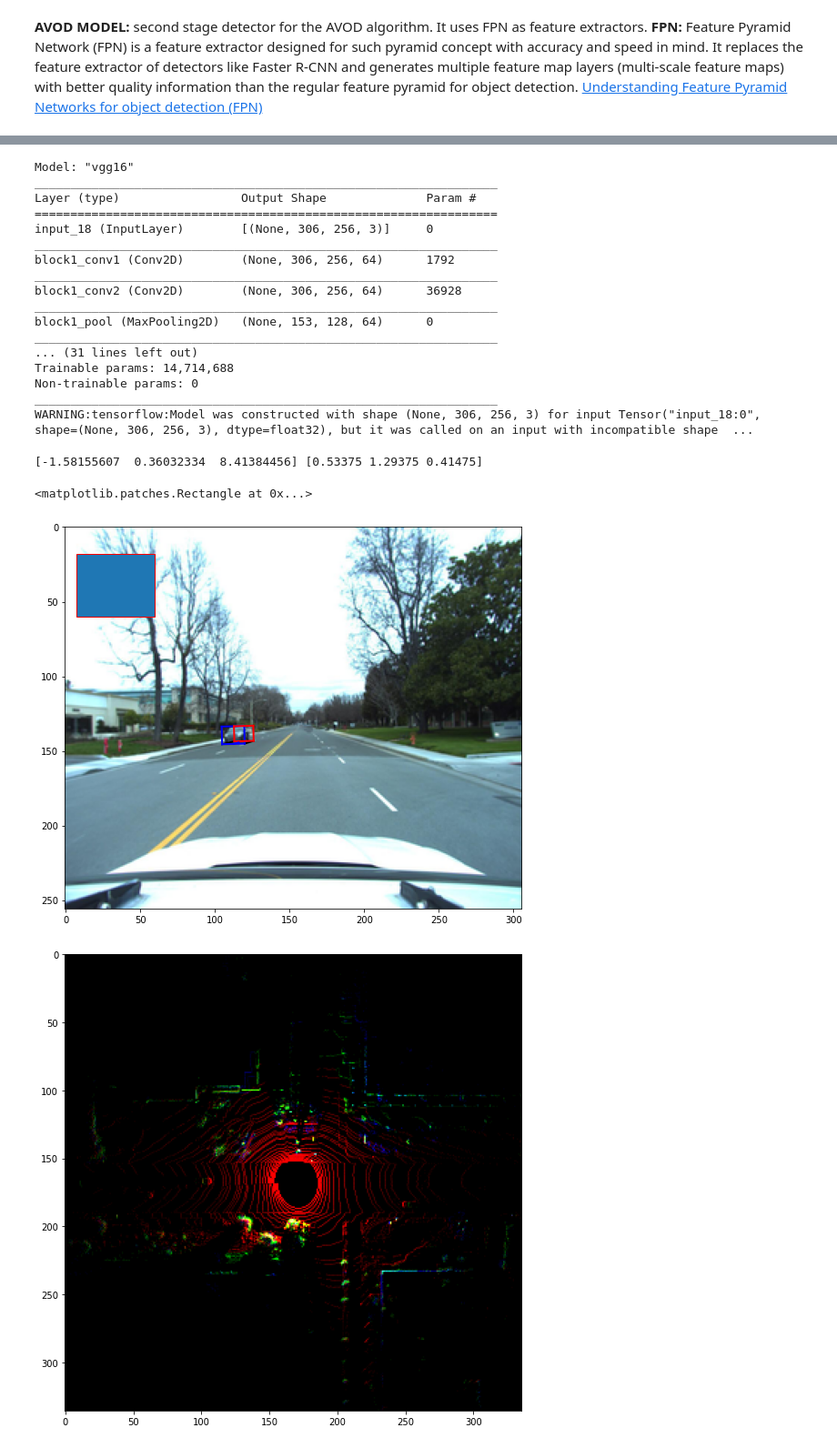
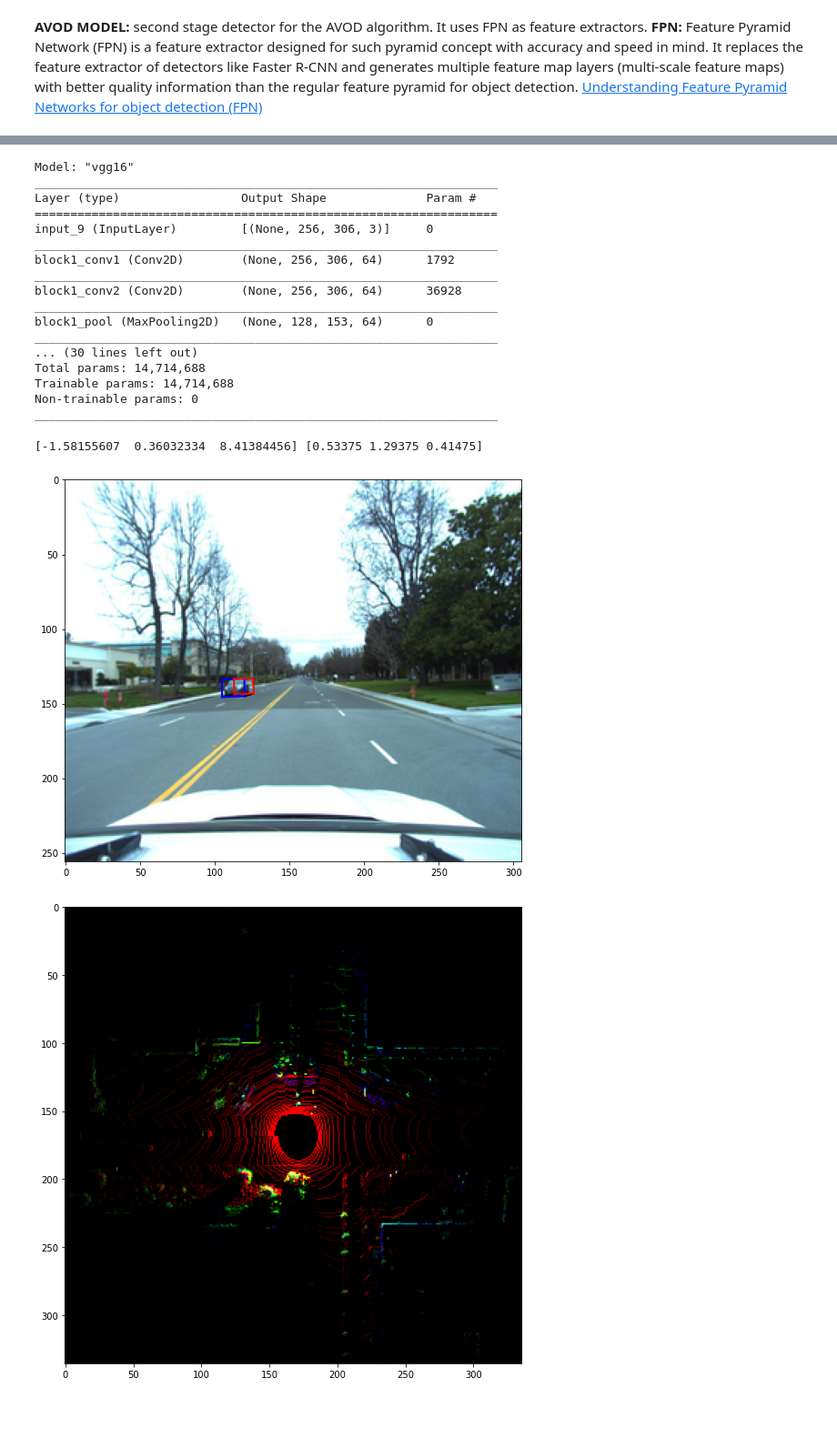
Before and after one commit to rossivalen/Thesis_AutonomousDriving, a Jupyter notebook: train-modelAPI.ipynb, the cells around one changed output, grey strips where cells are left out. Shown at 91% size. Saved outputs shown, nothing was run; the diff lists cells and outputs as text; code cells hidden in the pictures; blank space fills up the shorter version.

Commit message:
Fixing dimensions
@todo: check if tensorflow flips the input dimensions

```diff
--- a/train-modelAPI.ipynb
+++ b/train-modelAPI.ipynb
@@ -973,7 +166,7 @@ print(iboxes[0].corners(),"\n", uboxes[0].corners())
 import box_helper
 import bev_helper
 import frame_helper
-import preproc_helper
+# import preproc_helper
 import io
 from typing import Tuple, List
 
@@ -1002,7 +195,7 @@ with tf.device('/GPU:0'):
         data_path, boxes, camera_intrinsic = dataset.get_sample_data(camera_token)
         data = Image.open(data_path)
 
-        anchors_info, obj_classes, label_classes, label_anchors, label_boxes_3d = preproc_helper.load_sample_info(sample_name, classes, dataset)
+#         anchors_info, obj_classes, label_classes, label_anchors, label_boxes_3d = preproc_helper.load_sample_info(sample_name, classes, dataset)
     #     fig, ax = plt.subplots(1, 1, figsize=(9, 16))
 
     #     # Show image.
@@ -1150,3 +276,6 @@ import matplotlib.patches as patches
 img_input=np.asarray(img_input_list)
 bev_input=np.asarray(bev_input_list)
 #img_targetnp=np.asarray(img_target)
+# %%
+a = Image.fromarray(img_input[0])
+a
@@ -1153,7 +284,7 @@ bev_input=np.asarray(bev_input_list)
 # %%
-with tf.device('/CPU:0'):
+with tf.device('/GPU:0'):
     #inputs_vgg = tf.keras.layers.Input(shape=(224,224,3))
-    vgg16 = tf.keras.applications.VGG16(include_top=False, input_shape=(306,256,3),weights='imagenet')
+    vgg16 = tf.keras.applications.VGG16(include_top=False, input_shape=(256,306,3),weights='imagenet')
     vgg16.summary()
     #bev_data = tf.keras.applications.vgg16.preprocess_input(bev_input)
     #bev_features=vgg16.predict(bev_data)
@@ -1167,19 +298,19 @@ Model: "vgg16"
 _________________________________________________________________
 Layer (type)                 Output Shape              Param #
 =================================================================
-input_18 (InputLayer)        [(None, 306, 256, 3)]     0
+input_9 (InputLayer)         [(None, 256, 306, 3)]     0
 _________________________________________________________________
-block1_conv1 (Conv2D)        (None, 306, 256, 64)      1792
+block1_conv1 (Conv2D)        (None, 256, 306, 64)      1792
 _________________________________________________________________
-block1_conv2 (Conv2D)        (None, 306, 256, 64)      36928
+block1_conv2 (Conv2D)        (None, 256, 306, 64)      36928
 _________________________________________________________________
-block1_pool (MaxPooling2D)   (None, 153, 128, 64)      0
+block1_pool (MaxPooling2D)   (None, 128, 153, 64)      0
 _________________________________________________________________
-... (31 lines left out)
+... (30 lines left out)
+Total params: 14,714,688
 Trainable params: 14,714,688
 Non-trainable params: 0
 _________________________________________________________________
-WARNING:tensorflow:Model was constructed with shape (None, 306, 256, 3) for input Tensor("input_18:0", shape=(None, 306, 256, 3), dtype=float32), but it was called on an input with incompatible shape  ...
 # %%
 w_stride=16
 h_stride=16
@@ -1263,37 +394,36 @@ def smoothL1(y_true, y_pred):
 
 base_anchors=gen_anchors(w_stride,h_stride)
 num_feature_map=f_map_img_h*f_map_img_w
 num_anchors_per_tile=6
 all_anchors = (base_anchors.reshape((1, num_anchors_per_tile, 4)) + shifts.reshape((1, num_feature_map, 4)).transpose((1, 0, 2)))
 border=0
 inds_inside = np.where(
         (all_anchors[:, 0] >= -border) &
         (all_anchors[:, 1] >= -border) &
         (all_anchors[:, 2] < img_w+border ) &  # width
         (all_anchors[:, 3] < img_h+border)    # height
 )[0]
 anchors=all_anchors[inds_inside]
 #print(anchors/4)
 c2=np.array([[221, 0, 157],[0, 221, 129],[0, 0, 1]])
 x=[camera_intrinsic[0]/4, camera_intrinsic[1]/4, camera_intrinsic[2]]
 x=np.asarray(x)
 fig, ax = plt.subplots(1, 1, figsize=(9, 16))
 ax.imshow(image)
 h=boxes[0].center
 boxes[0].center=h
-v=boxes[0].wlh
+# v=boxes[0].wlh
 print(h/4, v/4)
 boxes[0].render(ax, view=x, normalize=True)
 #ax.plot([0.13, 0.14], color="c")
 rect = patches.Rectangle(( 7., 18.),52.75,  41.75,linewidth=1,edgecolor="r")
 x=view_points(uboxes[0].corners(), np.eye(3), normalize=True)
 
 # Add the patch to the Axes
-ax.add_patch(rect)
+# ax.add_patch(rect)
 # %% [output]
 [-1.58155607  0.36032334  8.41384456] [0.53375 1.29375 0.41475]
-<matplotlib.patches.Rectangle at 0x...>
-[figure, old version]
+[figure, new version]
 # %%
 fig, ax = plt.subplots(1, 1, figsize=(9, 16))
 bev1 = bev_helper.normalize_voxel_intensities(bev)
```
Also changed, not shown: parts of 11 cells of this notebook, 2 other files.
